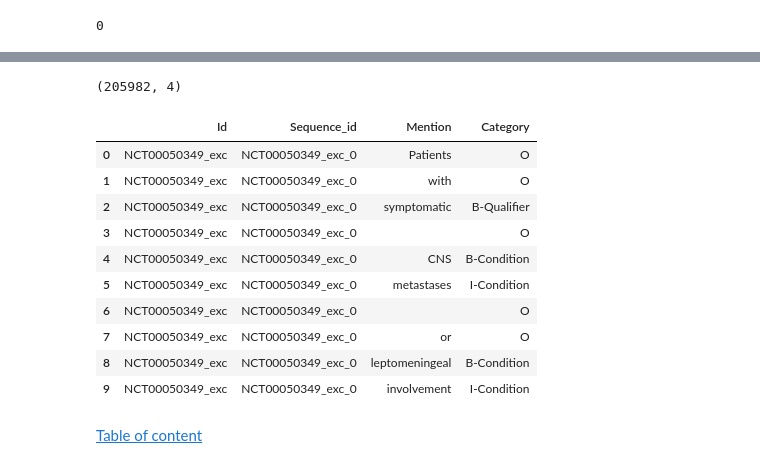
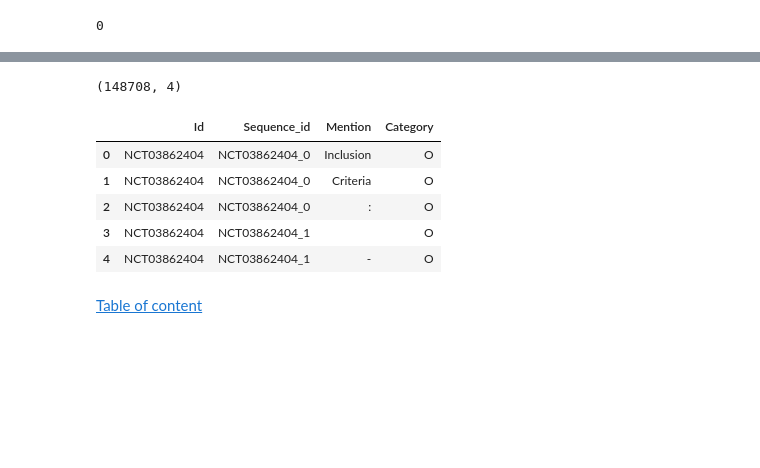
Before and after one commit to JBAujogue/BERT-playground, a Jupyter notebook: datasets/Dataset processing - LCT.ipynb, the cells around one changed output, grey strips where cells are left out. Cells and saved outputs as stored; diff of their text form; code cells hidden in the pictures; blank space fills up the shorter version.

```diff
--- a/datasets/Dataset processing - LCT.ipynb
+++ b/datasets/Dataset processing - LCT.ipynb
@@ -745,0 +843,20 @@ df_ents.loc[qualifier_idx, 'Category'] = 'Qualifier'
+# %%
+categories_chia = [
+    # domain
+    'Condition',
+    'Procedure',
+    'Drug',
+    'Person',      # created from 'Life-Stage-And-Gender' and 'Age'
+    'Measurement', # created from subset of 'Observation'
+    'Observation', # created from subset of 'Observation'
+    # 'Device' missing
+
+    # field
+    'Value',     # replaces part of 'Eq-Comparison'
+    'Temporal',  # replaces part of 'Eq-Comparison'
+    'Qualifier', # replaces 'Modifier', 'Severity', 'Assertion', 'Stability', 'Acuteness', 'Polarity'
+]
+# %%
+df_ents = df_ents[df_ents.Category_chia.isin(categories_chia)].reset_index(drop = True).copy()
+df_ents.loc[:, 'Category'] = df_ents.Category_chia
+df_ents.shape
@@ -745,0 +865,3 @@ df_ents.loc[qualifier_idx, 'Category'] = 'Qualifier'
+# %%
+df_flat = get_ner_entities(df_texts, df_ents, categories)
+df_flat.shape
@@ -857,25 +896,20 @@ df_spans.head()
 df_spans.to_csv(os.path.join(path_to_data, final_dataset_name, 'lct_spans.tsv'), sep = "\t", index = False)
 # %%
 tokenizer = English()
-df_bio = convert_to_bio(df_texts, df_ents, tokenizer = lambda s: [t.text for t in tokenizer(s)])
 
+df_bio = convert_to_bio(df_texts, df_flat, tokenizer = lambda s: [t.text for t in tokenizer(s)])
 df_bio.shape
 # %% [output]
-(205982, 4)
+(148708, 4)
 # %%
-df_bio.head(10)
+df_bio.head()
 # %% [output]
 |  | Id | Sequence_id | Mention | Category |
-| 0 | NCT00050349_exc | NCT00050349_exc_0 | Patients | O |
-| 1 | NCT00050349_exc | NCT00050349_exc_0 | with | O |
-| 2 | NCT00050349_exc | NCT00050349_exc_0 | symptomatic | B-Qualifier |
-| 3 | NCT00050349_exc | NCT00050349_exc_0 |  | O |
-| 4 | NCT00050349_exc | NCT00050349_exc_0 | CNS | B-Condition |
-| 5 | NCT00050349_exc | NCT00050349_exc_0 | metastases | I-Condition |
-| 6 | NCT00050349_exc | NCT00050349_exc_0 |  | O |
-| 7 | NCT00050349_exc | NCT00050349_exc_0 | or | O |
-| 8 | NCT00050349_exc | NCT00050349_exc_0 | leptomeningeal | B-Condition |
-| 9 | NCT00050349_exc | NCT00050349_exc_0 | involvement | I-Condition |
+| 0 | NCT03862404 | NCT03862404_0 | Inclusion | O |
+| 1 | NCT03862404 | NCT03862404_0 | Criteria | O |
+| 2 | NCT03862404 | NCT03862404_0 | : | O |
+| 3 | NCT03862404 | NCT03862404_1 |  | O |
+| 4 | NCT03862404 | NCT03862404_1 | - | O |
 # %%
 df_bio.to_csv(os.path.join(path_to_data, final_dataset_name, 'lct_bio.tsv'), sep = "\t", index = False)
 # %% [markdown]
```
Also changed, not shown: parts of 83 cells of this notebook, 2 other files.
